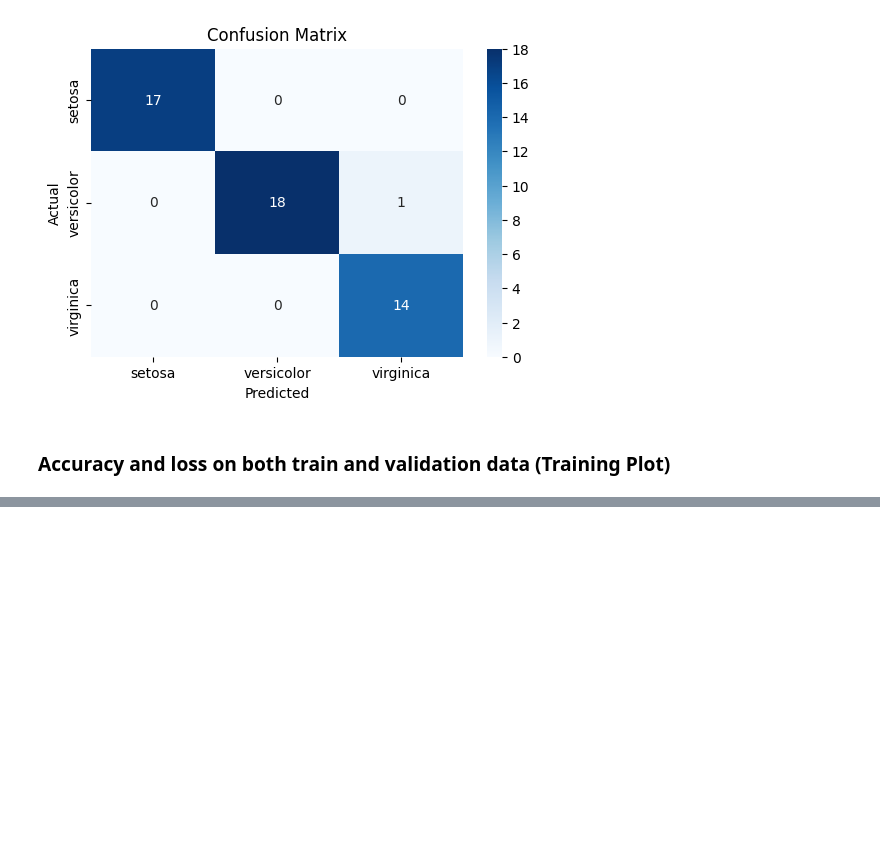
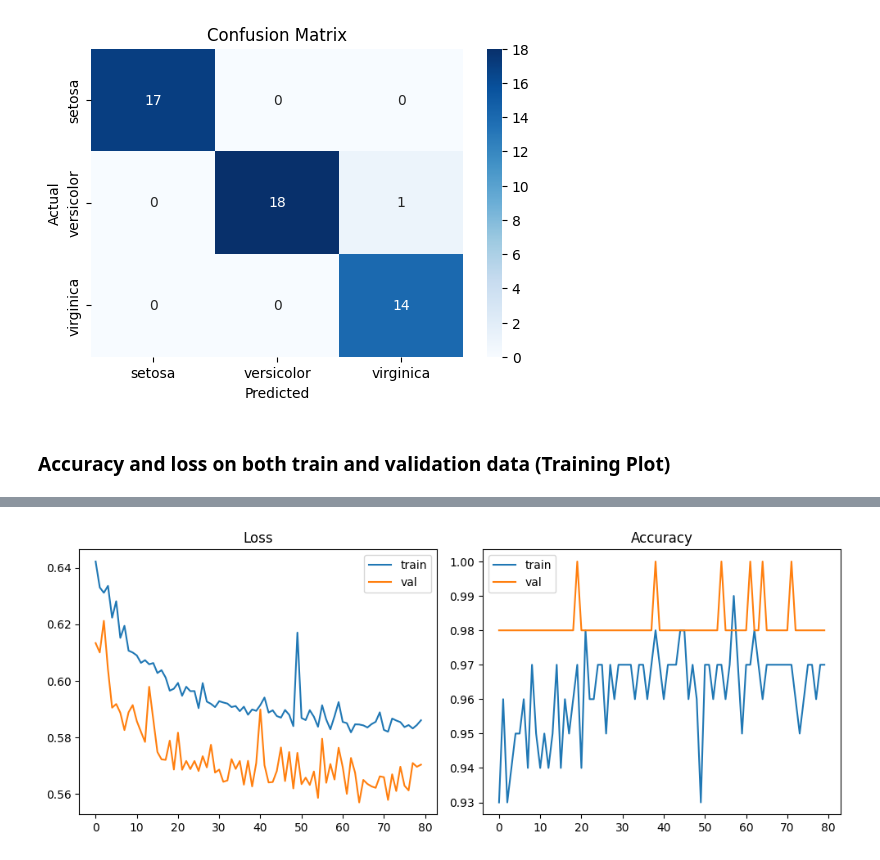
Before and after one commit to mobinapourmoshir/Functional-Deep-Learning, a Jupyter notebook: Iris_DNN.ipynb, the cells around one changed output, grey strips where cells are left out. Saved outputs shown, nothing was run; the diff lists cells and outputs as text; code cells hidden in the pictures; blank space fills up the shorter version.

Commit message:
Training plot

```diff
--- a/Iris_DNN.ipynb
+++ b/Iris_DNN.ipynb
@@ -149,3 +149,71 @@ plt.show()
 [figure]
 # %% [markdown]
 ### **Accuracy and loss on both train and validation data (Training Plot)**
+# %%
+device = torch.device("cuda" if torch.cuda.is_available() else "cpu")
+model.to(device)
+
+# Prepare validation loader
+valid_ds = TensorDataset(X_test_norm.float(), y_test.long())
+valid_dl = DataLoader(valid_ds, batch_size=batch_size, shuffle=False)
+
+# Define loss and optimizer
+loss_fn = torch.nn.CrossEntropyLoss()
+optimizer = torch.optim.Adam(model.parameters(), lr=0.01)
+
+# ----- Training -----
+def train(model, num_epochs, train_dl, valid_dl):
+    tr_loss, va_loss, tr_acc, va_acc = [], [], [], []
+
+    for epoch in range(num_epochs):
+        # ===== Train =====
+        model.train()
+        tl, tc, n = 0.0, 0, 0
+        for x_batch, y_batch in train_dl:
+            x_batch, y_batch = x_batch.to(device), y_batch.to(device)
+
+            optimizer.zero_grad()              # (1) reset gradients
+            pred = model(x_batch)              # (2) forward pass
+            loss = loss_fn(pred, y_batch)      # (3) loss
+            loss.backward()                    # (4) backward
+            optimizer.step()                   # (5) update
+
+            # training loss & accuracy
+            tl += loss.item() * y_batch.size(0)
+            preds = torch.argmax(pred, dim=1)
+            tc += (preds == y_batch).sum().item()
+            n  += y_batch.size(0)
+
+        tr_loss.append(tl / n)
+        tr_acc.append(tc / n)
+
+        # ===== Validation =====
+        model.eval()
+        vl, vc, n = 0.0, 0, 0
+        with torch.no_grad():
+            for x_batch, y_batch in valid_dl:
+                x_batch, y_batch = x_batch.to(device), y_batch.to(device)
+                logits = model(x_batch)
+                loss = loss_fn(logits, y_batch)
+                vl += loss.item() * y_batch.size(0)
+                preds = torch.argmax(logits, dim=1)
+                vc += (preds == y_batch).sum().item()
+                n  += y_batch.size(0)
+
+        va_loss.append(vl / n)
+        va_acc.append(vc / n)
+
+        print(f"Epoch {epoch+1:02d} | train_acc={tr_acc[-1]:.3f} | val_acc={va_acc[-1]:.3f}")
+
+    return tr_loss, va_loss, tr_acc, va_acc
+
+# ----- Run Training -----
+num_epochs = 80
+tr_loss, va_loss, tr_acc, va_acc = train(model, num_epochs, train_dl, valid_dl)
+
+# ----- Plot -----
+plt.figure(figsize=(10,4))
+plt.subplot(1,2,1); plt.plot(tr_loss, label="train"); plt.plot(va_loss, label="val"); plt.title("Loss"); plt.legend()
+plt.subplot(1,2,2); plt.plot(tr_acc, label="train"); plt.plot(va_acc, label="val"); plt.title("Accuracy"); plt.legend()
+plt.tight_layout(); plt.show()
+# %% [output]
@@ -151,0 +237 @@ plt.show()
+[figure, added]
```
Also changed, not shown: parts of 2 cells of this notebook.
